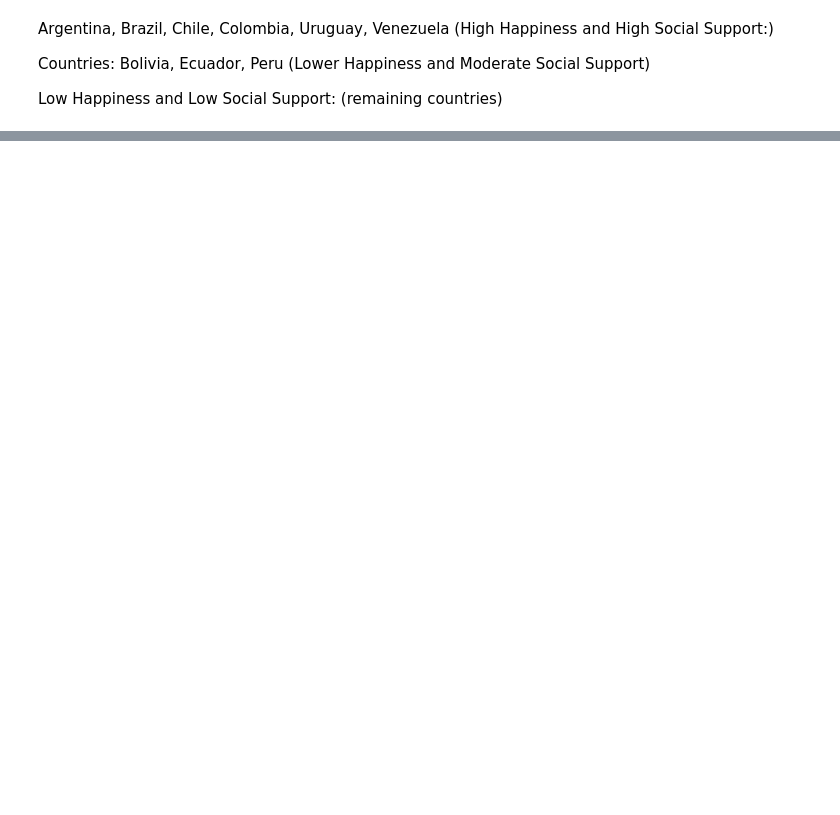
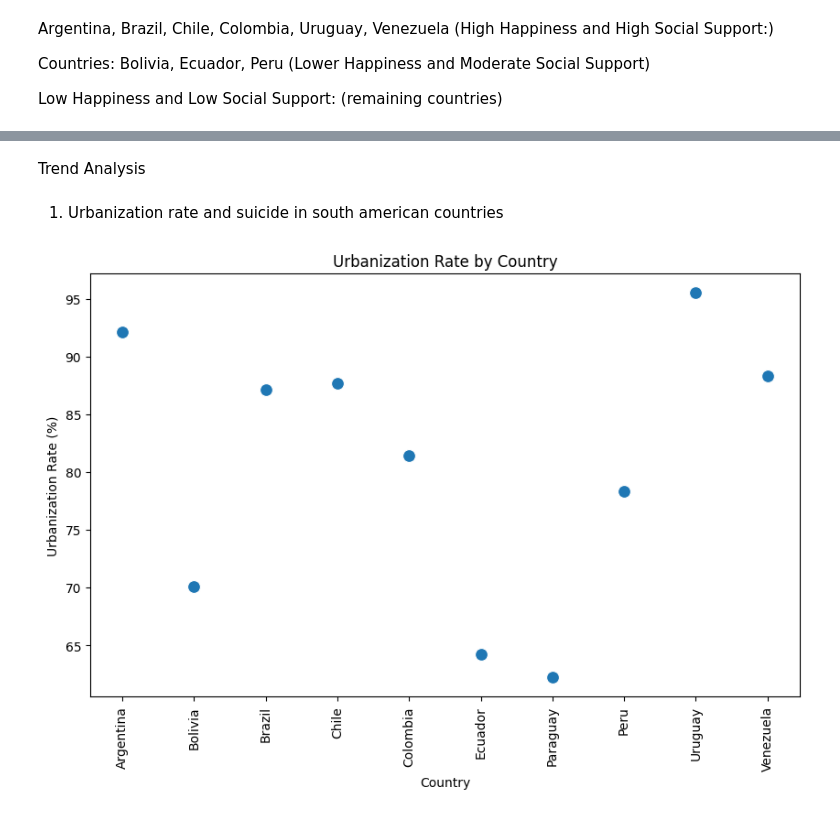
Before and after one commit to hetpatel007/Het_Special_Topics, a Jupyter notebook: Copy_of_Independent.ipynb, the cells around one changed output, grey strips where cells are left out. Cells and saved outputs as stored; diff of their text form; code cells hidden in the pictures; blank space fills up the shorter version.

```diff
--- a/Copy_of_Independent.ipynb
+++ b/Copy_of_Independent.ipynb
@@ -312,0 +492,12 @@ Low Happiness and Low Social Support:
+# %%
+# List of South American countries
+south_american_countries = [
+    'Argentina', 'Bolivia', 'Brazil', 'Chile', 'Colombia', 'Ecuador',
+    'Guyana', 'Paraguay', 'Peru', 'Suriname', 'Uruguay', 'Venezuela'
+]
+
+# Filter the dataset to include only South American countries
+Happiness_South_America_2 = Happiness_2[Happiness_2['Country'].isin(south_american_countries)]
+
+# Display the first few rows of the filtered dataset
+print(Happiness_South_America_2.head())
@@ -312,0 +620,9 @@ Low Happiness and Low Social Support:
+# %%
+# List of South American countries
+south_american_countries = [
+    'Argentina', 'Bolivia', 'Brazil', 'Chile', 'Colombia', 'Ecuador',
+    'Guyana', 'Paraguay', 'Peru', 'Suriname', 'Uruguay', 'Venezuela'
+]
+
+# Filter the merged DataFrame for South American countries only
+south_america_df = merged_df[merged_df['Country'].isin(south_american_countries)]
@@ -312,0 +638,5 @@ Low Happiness and Low Social Support:
+# %%
+# Assuming Happiness_South_America is already loaded and available as a DataFrame
+
+# Merge the two DataFrames on 'Country'
+final_merged_df_2= pd.merge(south_america_df, Happiness_South_America_2, on='Country', how='inner')
@@ -312,0 +685,23 @@ Low Happiness and Low Social Support:
+# %% [markdown]
+Trend Analysis
+# %% [markdown]
+1) Urbanization rate and suicide in south american countries
+# %%
+import seaborn as sns
+import matplotlib.pyplot as plt
+
+# Create a scatter plot with Urbanization Rate for each country
+plt.figure(figsize=(10, 6))
+
+# Scatter plot for Urbanization Rate by Country
+sns.scatterplot(x='Country', y='Urbanization rate', data=final_merged_df_2, s=100)
+
+plt.title('Urbanization Rate by Country')
+plt.xlabel('Country')
+plt.ylabel('Urbanization Rate (%)')
+
+# Rotate the x-axis labels for better readability
+plt.xticks(rotation=90)
+plt.show()
+# %% [output]
+[figure, added]
```
Also changed, not shown: parts of 37 cells of this notebook.
